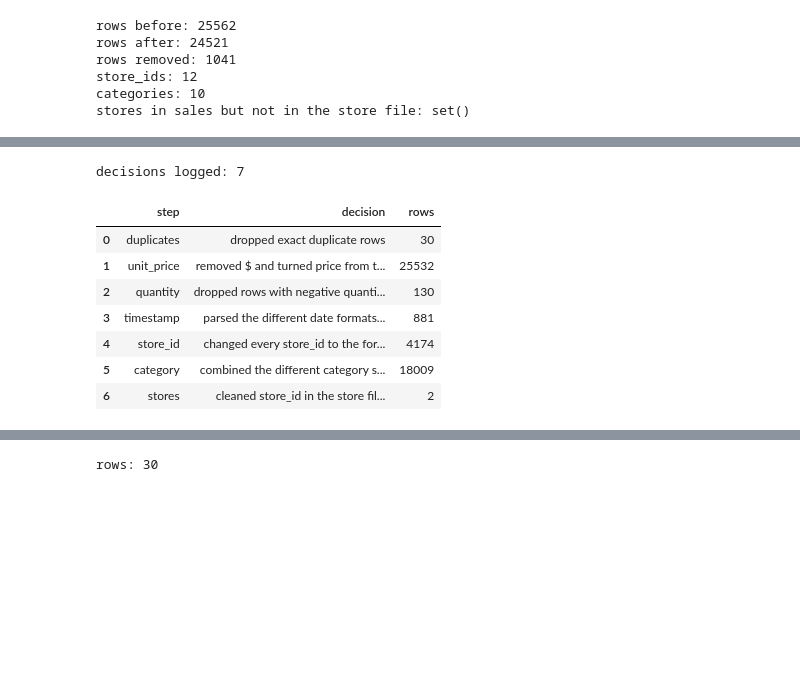
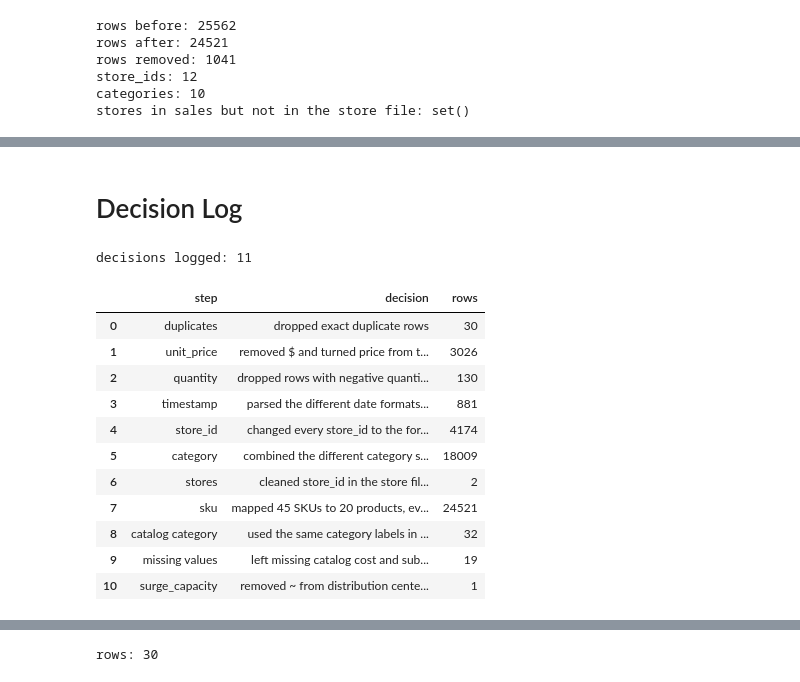
Before and after one commit to hyunderscore/walmart-hurricane-project, a Jupyter notebook: notebooks/team_notebook.ipynb, the cells around one changed output, grey strips where cells are left out. Saved outputs shown, nothing was run; the diff lists cells and outputs as text; code cells hidden in the pictures; blank space fills up the shorter version.

```diff
--- a/notebooks/team_notebook.ipynb
+++ b/notebooks/team_notebook.ipynb
@@ -27,9 +77,9 @@ def clean_transactions(df):
     rows_changed['duplicates'] = df.duplicated().sum()
     df = df.drop_duplicates().copy()
 
-    df['unit_price'] = df['unit_price'].str.replace('$', '')
+    rows_changed['unit_price'] = df['unit_price'].str.contains('$', regex=False).sum()
+    df['unit_price'] = df['unit_price'].str.replace('$', '', regex=False)
     df['unit_price'] = df['unit_price'].astype(float)
-    rows_changed['unit_price'] = len(df)
 
     rows_changed['quantity'] = (df['quantity'] < 0).sum()
     df = df[df['quantity'] >= 1].copy()
@@ -70,11 +120,31 @@ def clean_stores(df):
     return df
 
 
-transactions_raw = pd.read_csv('../data/walmart_transactions.csv')
-stores_raw = pd.read_csv('../data/store_locations.csv')
+def clean_catalog(df):
+    df = df.copy()
+    before = df['category'].copy()
+    df['category'] = df['category'].str.strip().str.title().replace(CATEGORY_MAP)
+    rows_changed['catalog category'] = int(before.ne(df['category']).sum())
+    return df
+
+
+def clean_dcs(df):
+    df = df.copy()
+    rows_changed['surge_capacity'] = df['surge_capacity'].str.contains('~', regex=False).sum()
+    df['surge_capacity'] = df['surge_capacity'].str.replace('~', '', regex=False).astype(int)
+    return df
+
 
 transactions_typed = clean_transactions(transactions_raw)
 stores = clean_stores(stores_raw)
+catalog = clean_catalog(catalog_raw)
+dcs = clean_dcs(dcs_raw)
+
+# missing values we leave blank because no question uses these columns
+missing_catalog = catalog.isnull().any(axis=1).sum()
+missing_dcs = dcs.isnull().any(axis=1).sum()
+missing_stores = stores['latitude'].isnull().sum()
+rows_changed['missing values'] = missing_catalog + missing_dcs + missing_stores
 
 print('rows before:', len(transactions_raw))
 print('rows after:', len(transactions_typed))
@@ -92,24 +241,34 @@ stores in sales but not in the store file: set()
+# %% [markdown]
+# Decision Log
 # %%
 DECISIONS = [
     {'step': 'duplicates', 'decision': 'dropped exact duplicate rows', 'rows': rows_changed['duplicates']},
     {'step': 'unit_price', 'decision': 'removed $ and turned price from text into a number', 'rows': rows_changed['unit_price']},
     {'step': 'quantity', 'decision': 'dropped rows with negative quantity as data entry errors', 'rows': rows_changed['quantity']},
     {'step': 'timestamp', 'decision': 'parsed the different date formats and dropped rows with no timestamp', 'rows': rows_changed['timestamp']},
     {'step': 'store_id', 'decision': 'changed every store_id to the format FL-123 so it joins to the store file', 'rows': rows_changed['store_id']},
     {'step': 'category', 'decision': 'combined the different category spellings into one label each', 'rows': rows_changed['category']},
     {'step': 'stores', 'decision': 'cleaned store_id in the store file and dropped stores listed twice', 'rows': rows_changed['stores']},
+    {'step': 'sku', 'decision': 'mapped 45 SKUs to 20 products, every row got a canonical product name', 'rows': rows_changed['sku']},
+    {'step': 'catalog category', 'decision': 'used the same category labels in the product catalog', 'rows': rows_changed['catalog category']},
+    {'step': 'missing values', 'decision': 'left missing catalog cost and subcategory, DC cost, and Tallahassee coordinates blank since no question uses them', 'rows': rows_changed['missing values']},
+    {'step': 'surge_capacity', 'decision': 'removed ~ from distribution center surge capacity and turned it into a number', 'rows': rows_changed['surge_capacity']},
 ]
 
 decision_log = pd.DataFrame(DECISIONS)
 print('decisions logged:', len(decision_log))
 decision_log
 # %% [output]
-decisions logged: 7
+decisions logged: 11
 |  | step | decision | rows |
 | 0 | duplicates | dropped exact duplicate rows | 30 |
-| 1 | unit_price | removed $ and turned price from t... | 25532 |
+| 1 | unit_price | removed $ and turned price from t... | 3026 |
 | 2 | quantity | dropped rows with negative quanti... | 130 |
 | 3 | timestamp | parsed the different date formats... | 881 |
 | 4 | store_id | changed every store_id to the for... | 4174 |
 | 5 | category | combined the different category s... | 18009 |
 | 6 | stores | cleaned store_id in the store fil... | 2 |
+| 7 | sku | mapped 45 SKUs to 20 products, ev... | 24521 |
+| 8 | catalog category | used the same category labels in ... | 32 |
+| 9 | missing values | left missing catalog cost and sub... | 19 |
+| 10 | surge_capacity | removed ~ from distribution cente... | 1 |
```
Also changed, not shown: parts of 30 cells of this notebook.
